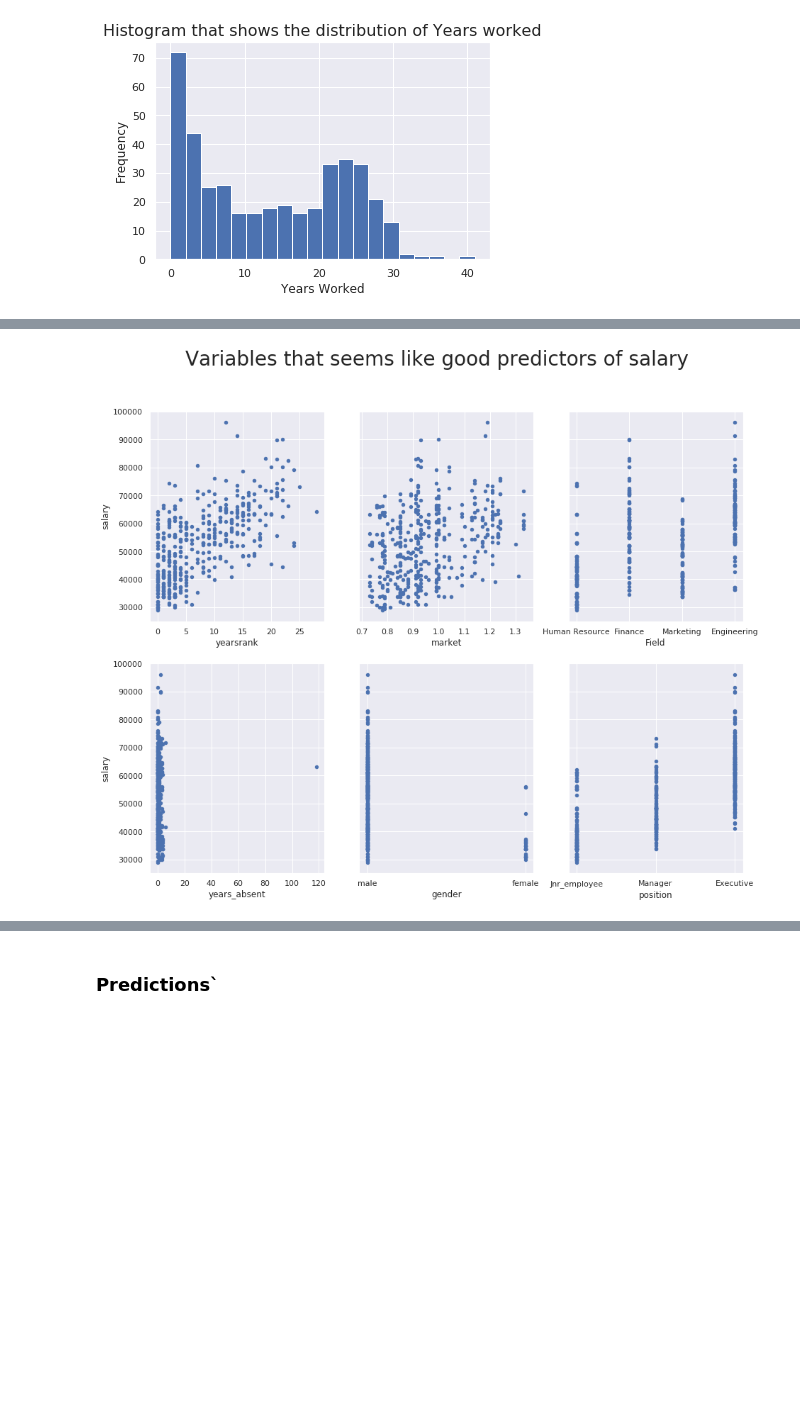
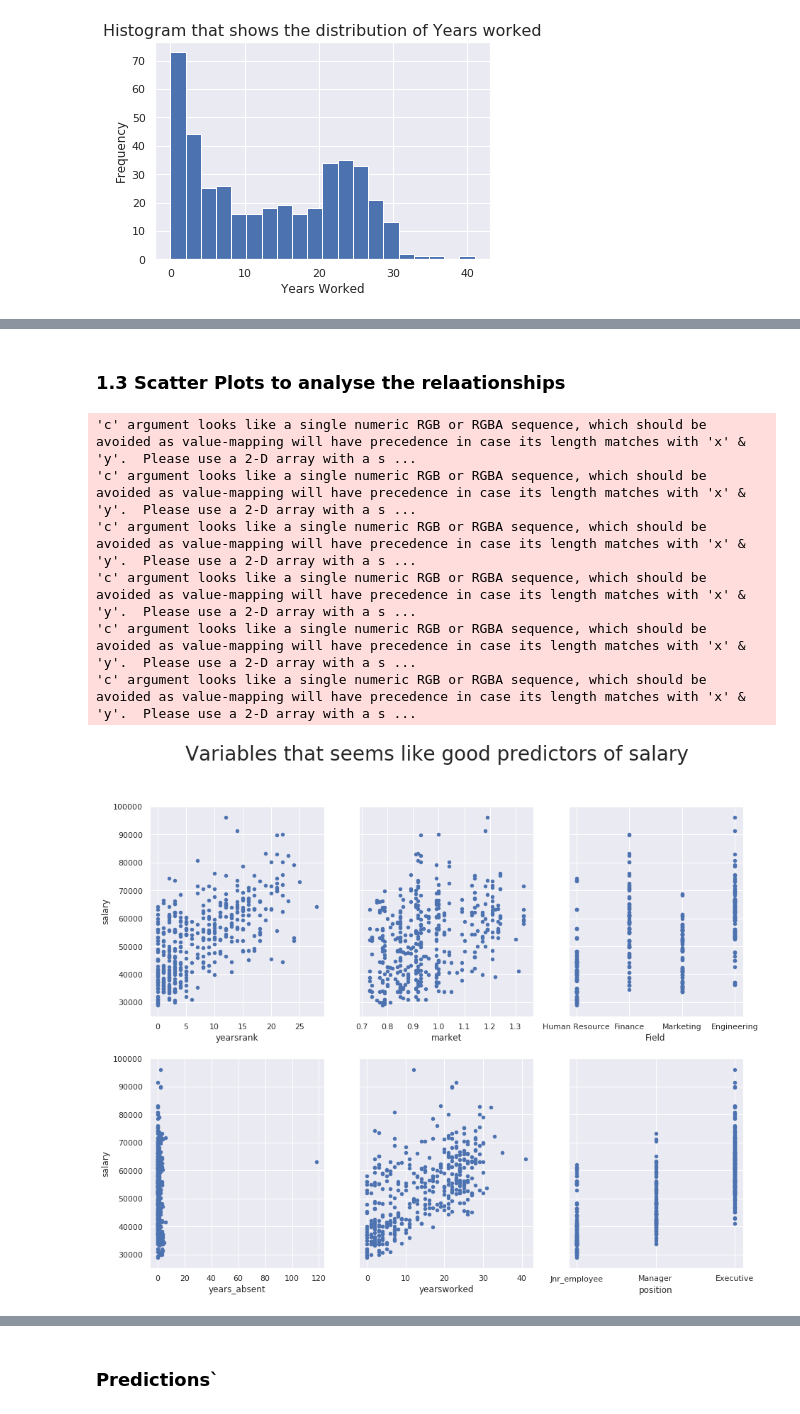
Before and after one commit to tshepojrampai/multivariate_linear_regression, a Jupyter notebook: linear_regression.ipynb, the cells around one changed output, grey strips where cells are left out. Drawn from its saved outputs; the diff is of its cells as text; code cells hidden in the pictures; blank space fills up the shorter version.

```diff
--- a/linear_regression.ipynb
+++ b/linear_regression.ipynb
@@ -19,8 +23,8 @@ df_salary[df_salary.salary.isnull()]
 |  | salary | exprior | yearsworked | yearsrank | market | degree | otherqual | position | male | Field | ... |
 | 208 | NaN | 0 | 21 | 10 | 0.93 | 1 | 0 | 3 | 1 | 4 | ... |
 # %%
-#Drop Nan values is salary column
-df_salary = df_salary.dropna()
+#Fill Nan values is salary column
+df_salary = df_salary.fillna(df_salary.salary.mean())
 
 #Rename as per metadata
 df_salary =df_salary.rename(columns ={'male':'gender', 'experior':'Experience', 'yearsabs':'years_absent'})
@@ -108,7 +112,9 @@ plt.show()
 # %%
-df_train[df_train['position']=='Jnr_employee'].salary.plot(kind='hist',color='red',edgecolor='black',alpha=0.5,figsize=(10,7))
-df_train[df_train['position']=='Manager'].salary.plot(kind='hist',color='green',edgecolor='black',alpha=0.5,figsize=(10,7))
-df_train[df_train['position']=='Executive'].salary.plot(kind='hist',color='yellow',edgecolor='black',alpha=0.5,figsize=(10,7))
+sns.set_palette('viridis_r')
+plt.tight_layout()
+df_train[df_train['position']=='Jnr_employee'].salary.plot(kind='hist',edgecolor='black',alpha=0.99,figsize=(10,7))
+df_train[df_train['position']=='Manager'].salary.plot(kind='hist',edgecolor='black',alpha=0.9,figsize=(10,7))
+df_train[df_train['position']=='Executive'].salary.plot(kind='hist',edgecolor='black',alpha=0.6,figsize=(10,7))
 plt.legend(labels=['Jnr_employee','Manager','Executive'])
 plt.title('Distribution of salary based on Position', size=24)
 plt.xlabel('Salary in Currency', size=18)
@@ -139,16 +159,22 @@ plt.ylabel('Frequency', size=18);
+# %% [markdown]
+### 1.3 Scatter Plots to analyse the relaationships
 # %%
-# Reducing the level of the axis logger to error:
-from matplotlib.axes._axes import _log as matplotlib_axes_logger
-matplotlib_axes_logger.setLevel('ERROR')
+# Plot subplots of scatter plots of  Salary vs Other Possible Predicting Variables
 sns.set()
 fig, axs = plt.subplots(2, 3,sharey=True)
 fig.suptitle('Variables that seems like good predictors of salary', fontsize=28)
 df_train.plot(kind='scatter', x='yearsrank', y='salary', ax=axs[0,0],figsize=(15, 12))
 df_train.plot(kind='scatter', x='market', y='salary', ax=axs[0,1])
 df_train.plot(kind='scatter', x='Field', y='salary', ax=axs[0,2])
 df_train.plot(kind='scatter', x='years_absent', y='salary', ax=axs[1,0])
-df_train.plot(kind='scatter', x='gender', y='salary', ax=axs[1,1])
+df_train.plot(kind='scatter', x='yearsworked', y='salary', ax=axs[1,1])
 df_train.plot(kind='scatter', x='position', y='salary', ax=axs[1,2])
 plt.show()
 # %% [output]
+'c' argument looks like a single numeric RGB or RGBA sequence, which should be avoided as value-mapping will have precedence in case its length matches with 'x' & 'y'.  Please use a 2-D array with a s ...
+'c' argument looks like a single numeric RGB or RGBA sequence, which should be avoided as value-mapping will have precedence in case its length matches with 'x' & 'y'.  Please use a 2-D array with a s ...
+'c' argument looks like a single numeric RGB or RGBA sequence, which should be avoided as value-mapping will have precedence in case its length matches with 'x' & 'y'.  Please use a 2-D array with a s ...
+'c' argument looks like a single numeric RGB or RGBA sequence, which should be avoided as value-mapping will have precedence in case its length matches with 'x' & 'y'.  Please use a 2-D array with a s ...
+'c' argument looks like a single numeric RGB or RGBA sequence, which should be avoided as value-mapping will have precedence in case its length matches with 'x' & 'y'.  Please use a 2-D array with a s ...
+'c' argument looks like a single numeric RGB or RGBA sequence, which should be avoided as value-mapping will have precedence in case its length matches with 'x' & 'y'.  Please use a 2-D array with a s ...
-[figure, old version]
+[figure, new version]
```
Also changed, not shown: parts of 66 cells of this notebook.
